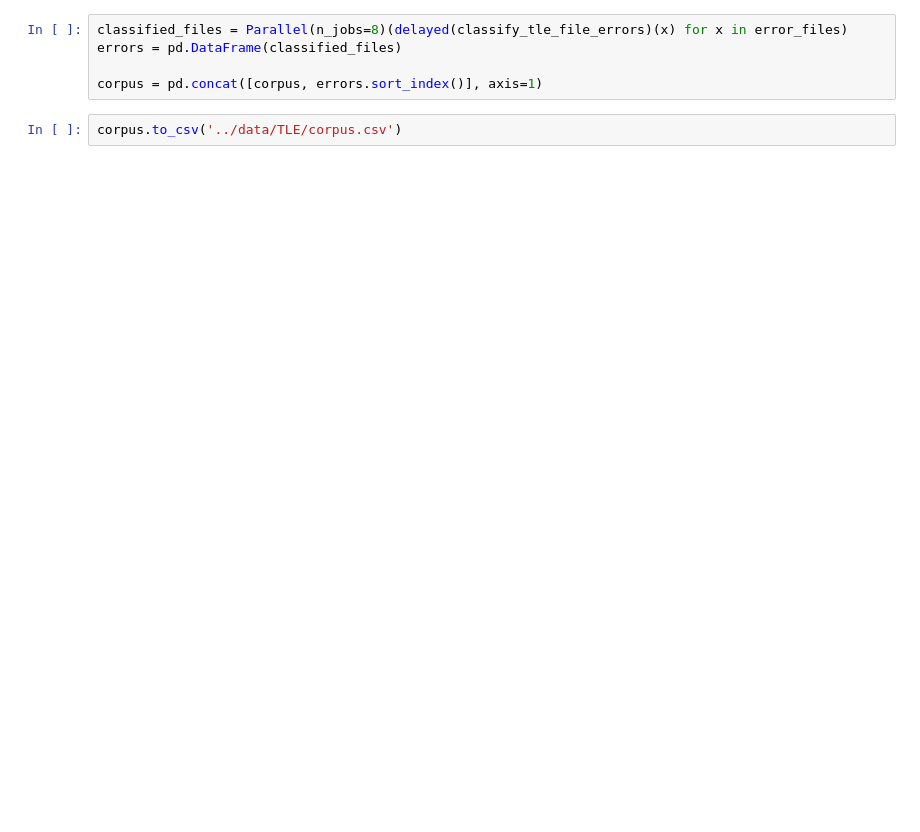
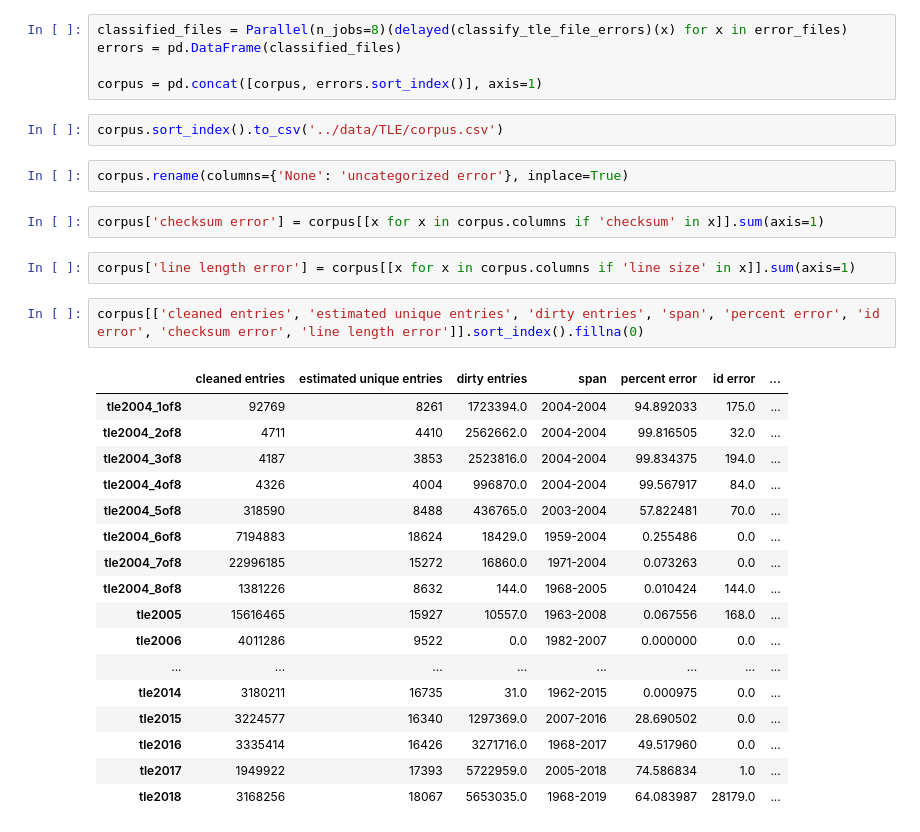
Before and after one commit to att-vault/vault, a Jupyter notebook: Notebook/TLE_Parser.ipynb, the cells around one changed output. Drawn from its saved outputs; the diff is of its cells as text; blank space fills up the shorter version.

```diff
--- a/Notebook/TLE_Parser.ipynb
+++ b/Notebook/TLE_Parser.ipynb
@@ -285,4 +287,30 @@ errors = pd.DataFrame(classified_files)
 
 corpus = pd.concat([corpus, errors.sort_index()], axis=1)
 # %%
-corpus.to_csv('../data/TLE/corpus.csv')
+corpus.sort_index().to_csv('../data/TLE/corpus.csv')
+# %%
+corpus.rename(columns={'None': 'uncategorized error'}, inplace=True)
+# %%
+corpus['checksum error'] = corpus[[x for x in corpus.columns if 'checksum' in x]].sum(axis=1)
+# %%
+corpus['line length error'] = corpus[[x for x in corpus.columns if 'line size' in x]].sum(axis=1)
+# %%
+corpus[['cleaned entries', 'estimated unique entries', 'dirty entries', 'span', 'percent error', 'id error', 'checksum error', 'line length error']].sort_index().fillna(0)
+# %% [output]
+|  | cleaned entries | estimated unique entries | dirty entries | span | percent error | id error | ... |
+| tle2004_1of8 | 92769 | 8261 | 1723394.0 | 2004-2004 | 94.892033 | 175.0 | ... |
+| tle2004_2of8 | 4711 | 4410 | 2562662.0 | 2004-2004 | 99.816505 | 32.0 | ... |
+| tle2004_3of8 | 4187 | 3853 | 2523816.0 | 2004-2004 | 99.834375 | 194.0 | ... |
+| tle2004_4of8 | 4326 | 4004 | 996870.0 | 2004-2004 | 99.567917 | 84.0 | ... |
+| tle2004_5of8 | 318590 | 8488 | 436765.0 | 2003-2004 | 57.822481 | 70.0 | ... |
+| tle2004_6of8 | 7194883 | 18624 | 18429.0 | 1959-2004 | 0.255486 | 0.0 | ... |
+| tle2004_7of8 | 22996185 | 15272 | 16860.0 | 1971-2004 | 0.073263 | 0.0 | ... |
+| tle2004_8of8 | 1381226 | 8632 | 144.0 | 1968-2005 | 0.010424 | 144.0 | ... |
+| tle2005 | 15616465 | 15927 | 10557.0 | 1963-2008 | 0.067556 | 168.0 | ... |
+| tle2006 | 4011286 | 9522 | 0.0 | 1982-2007 | 0.000000 | 0.0 | ... |
+| ... | ... | ... | ... | ... | ... | ... | ... |
+| tle2014 | 3180211 | 16735 | 31.0 | 1962-2015 | 0.000975 | 0.0 | ... |
+| tle2015 | 3224577 | 16340 | 1297369.0 | 2007-2016 | 28.690502 | 0.0 | ... |
+| tle2016 | 3335414 | 16426 | 3271716.0 | 1968-2017 | 49.517960 | 0.0 | ... |
+| tle2017 | 1949922 | 17393 | 5722959.0 | 2005-2018 | 74.586834 | 1.0 | ... |
+| tle2018 | 3168256 | 18067 | 5653035.0 | 1968-2019 | 64.083987 | 28179.0 | ... |
```
Also changed, not shown: parts of 3 cells of this notebook.
